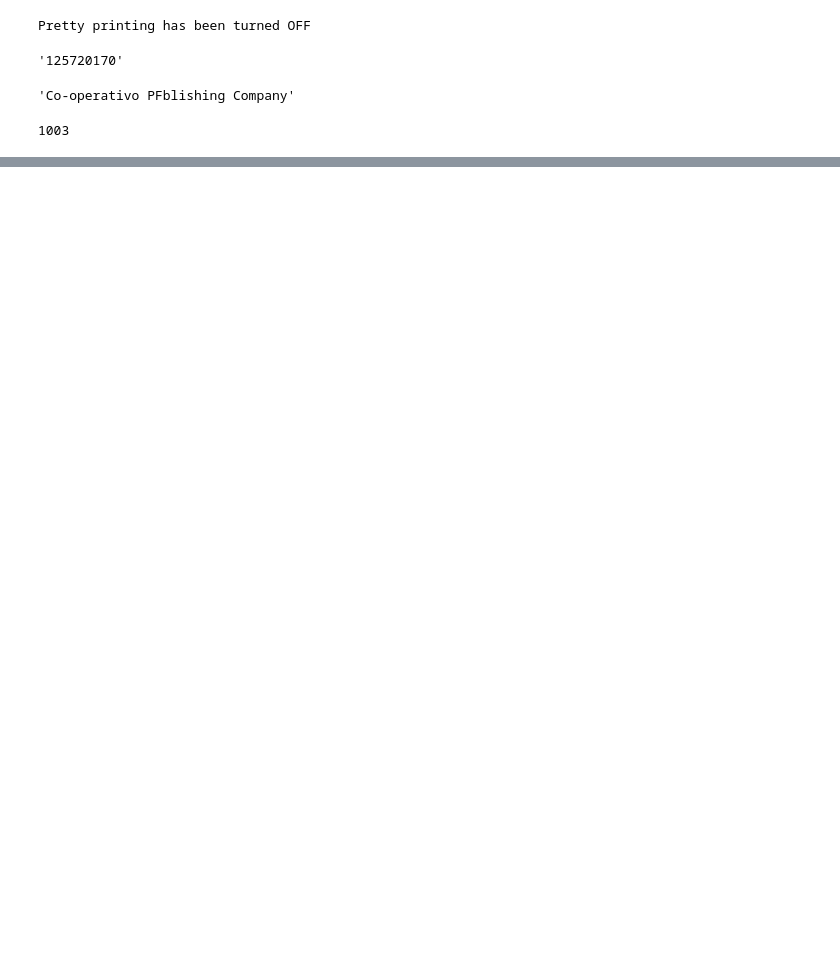
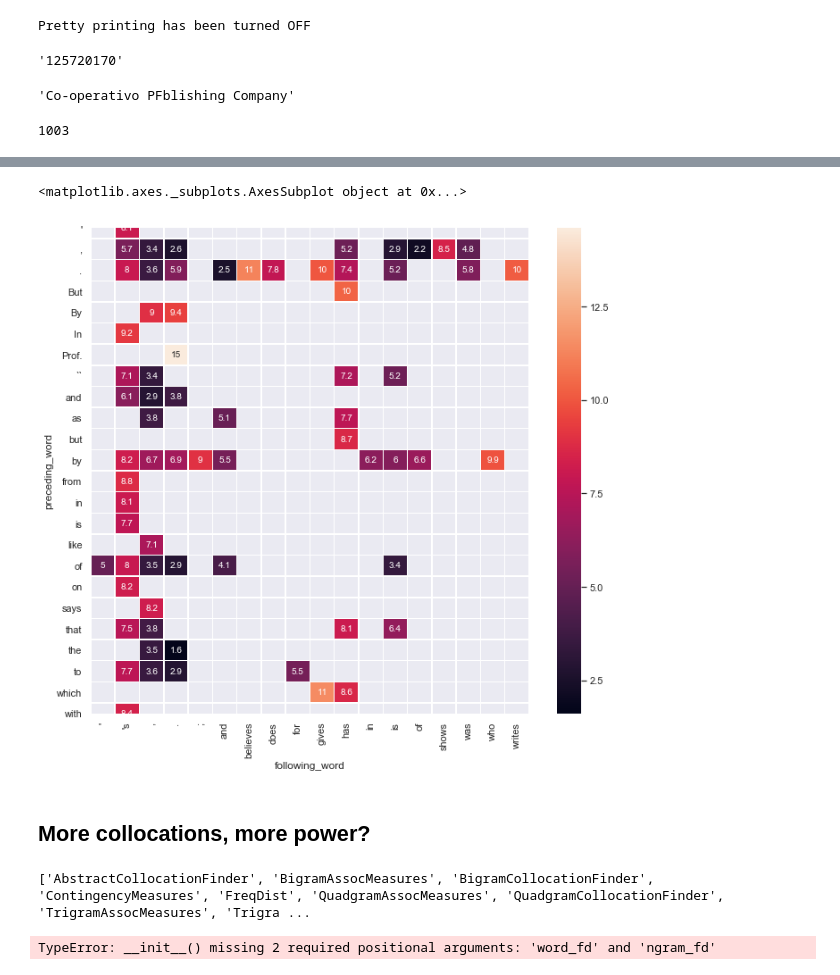
Before and after one commit to mjlavin80/aps_review_classification, a Jupyter notebook: jupyter_notebooks/author_indicators.ipynb, the cells around one changed output, grey strips where cells are left out. Cells and saved outputs as stored; diff of their text form; code cells hidden in the pictures; blank space fills up the shorter version.

```diff
--- a/jupyter_notebooks/author_indicators.ipynb
+++ b/jupyter_notebooks/author_indicators.ipynb
@@ -157,0 +126,9 @@ AttributeError: 'PersonName' object has no attribute 'review_loc_toks'
+# %%
+import matplotlib.pyplot as plt
+import seaborn as sns
+sns.set()
+# %%
+pmi_df = pd.DataFrame()
+# %%
+pmi_df['trigram'] = [x[0] for x in scored]
+pmi_df['pmi'] = [x[1] for x in scored]
@@ -157,0 +144,4 @@ AttributeError: 'PersonName' object has no attribute 'review_loc_toks'
+# %%
+pmi_df['preceding_word'] = pmi_df.trigram.map(lambda x: x[0])
+pmi_df['person_name'] = pmi_df.trigram.map(lambda x: x[1])
+pmi_df['following_word'] = pmi_df.trigram.map(lambda x: x[2])
@@ -157,0 +225,10 @@ AttributeError: 'PersonName' object has no attribute 'review_loc_toks'
+# %%
+pivot_data = pmi_df.groupby(['preceding_word','following_word'])['pmi'].aggregate('mean').unstack()
+
+f, ax = plt.subplots(figsize=(11, 10))
+sns.heatmap(pivot_data, annot=True, linewidths=.5, ax=ax)
+# %% [output]
+<matplotlib.axes._subplots.AxesSubplot object at 0x...>
+[figure, added]
+# %% [markdown]
+## More collocations, more power?
@@ -157,0 +237,8 @@ AttributeError: 'PersonName' object has no attribute 'review_loc_toks'
+# %%
+dir(nltk.collocations)
+# %% [output]
+['AbstractCollocationFinder', 'BigramAssocMeasures', 'BigramCollocationFinder', 'ContingencyMeasures', 'FreqDist', 'QuadgramAssocMeasures', 'QuadgramCollocationFinder', 'TrigramAssocMeasures', 'Trigra ...
+# %%
+afinder = nltk.collocations.AbstractCollocationFinder()
+# %% [output]
+TypeError: __init__() missing 2 required positional arguments: 'word_fd' and 'ngram_fd'
```
Also changed, not shown: parts of 74 cells of this notebook, 1 other file.
